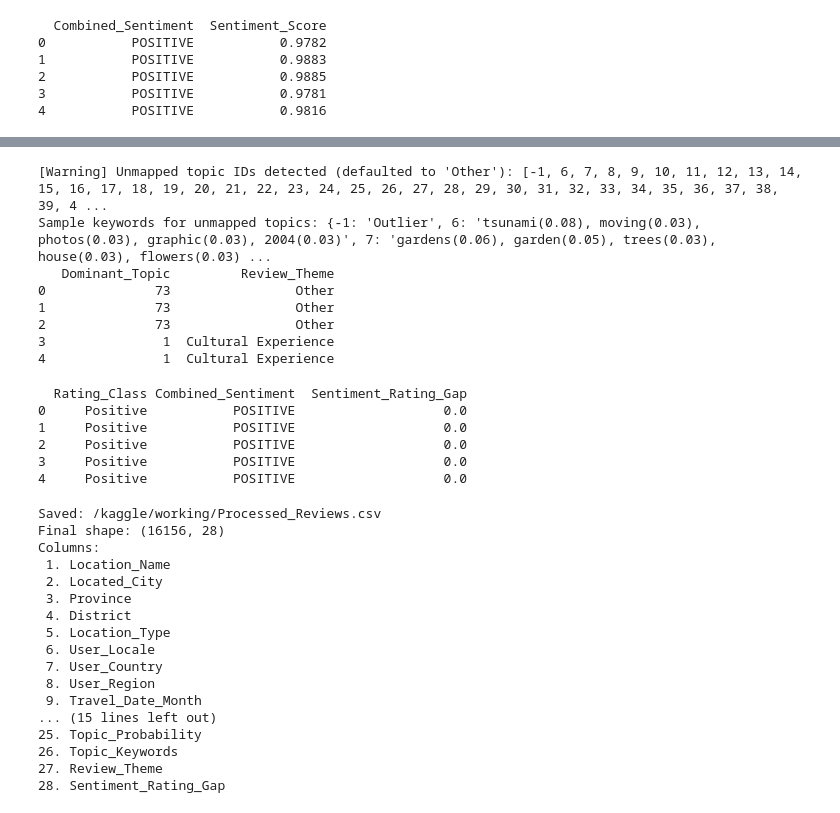
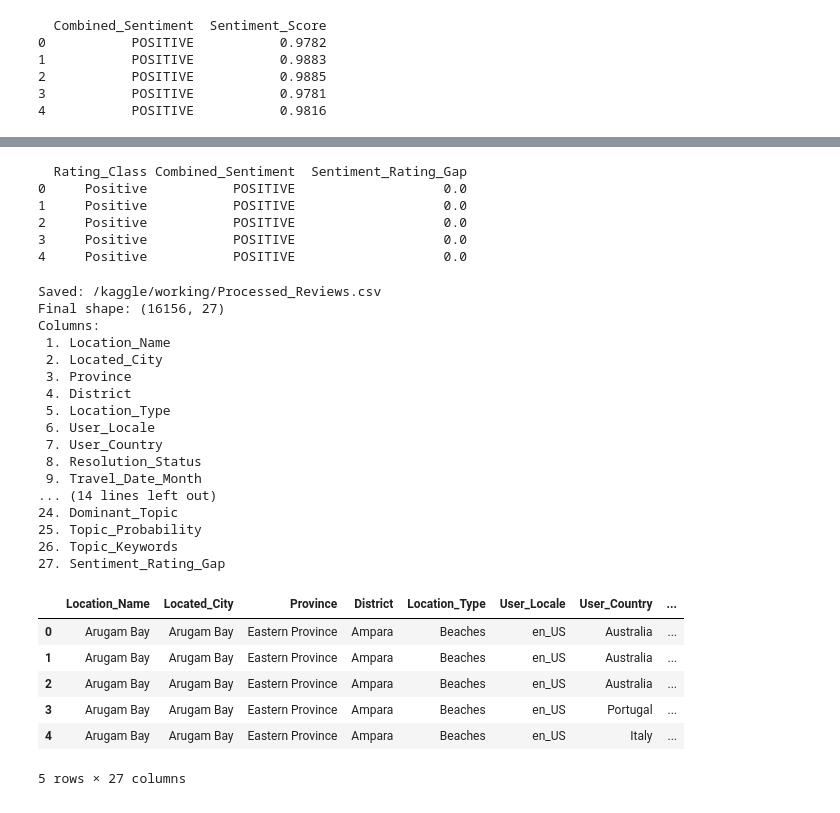
Before and after one commit to Abaiyan-27/Group-J---Research-Paper, a Jupyter notebook: Tourism Analysis 2 - Model Feature Generation.ipynb, the cells around one changed output, grey strips where cells are left out. Cells and saved outputs as stored; diff of their text form; code cells hidden in the pictures.

Commit message:
Kaggle Notebook | Tourism Analysis 2 - Model Feature Generation | Version 1

```diff
--- a/Tourism Analysis 2 - Model Feature Generation.ipynb
+++ b/Tourism Analysis 2 - Model Feature Generation.ipynb
@@ -66,7 +57,7 @@ Using device for embeddings: CUDA | pipelines: GPU
 # --------------------------------------------
 # 1. Load base dataset
 # --------------------------------------------
-INPUT_FILE="/kaggle/input/datasets/anusankrishnathas/processedreviews1/Processed_Reviews.csv"
+INPUT_FILE="/kaggle/input/datasets/ruththra/processed/Processed_Reviews (1).csv"
 df = pd.read_csv(INPUT_FILE)
 print(f"Loaded: {INPUT_FILE}")
 print("Shape:", df.shape)
@@ -75,7 +66,7 @@ print("Columns:", df.columns.tolist())
 required_cols = [
     "Title", "Text", "Rating_Class",
     "Rating", "Location_Name", "Located_City", "Location_Type",
-    "Province", "District", "User_Country", "User_Region",
+    "Province", "District", "User_Country",
     "Travel_Date_Month", "Travel_Date_Year",
     "Published_Date_Month", "Published_Date_Year",
     "User_Contributions", "Helpful_Votes",
@@ -381,34 +379,3 @@ else:
-# %%
-# --------------------------------------------
-# 11. Post-fit theme mapping (inspect then map)
-# --------------------------------------------
-# Inspect topic_info / Topic_Keywords above, then adjust this mapping if IDs shift. BERTopic topic IDs are not stable across reruns.
-topic_theme_map = {
-    0: "Scenery",
-    1: "Cultural Experience",
-    2: "Service Quality",
-    3: "Crowding & Pricing",
-    4: "Food & Hospitality",
-    5: "Wildlife & Nature",
-    # Add/update after reviewing topic_info to keep themes aligned with topics.
-}
-# For any unmapped topic IDs, default to "Other" and log them for review.
-df["Review_Theme"] = assign_themes(df["Dominant_Topic"], topic_theme_map)
-unmapped_topics = sorted(set(df["Dominant_Topic"]) - set(topic_theme_map))
-if unmapped_topics:
-    print("[Warning] Unmapped topic IDs detected (defaulted to 'Other'):", unmapped_topics)
-    sample_keywords = {tid: get_topic_keywords(tid, topic_model, top_n=5) for tid in unmapped_topics}
-    print("Sample keywords for unmapped topics:", sample_keywords)
-print(df[["Dominant_Topic", "Review_Theme"]].head())
-# %% [output]
-[Warning] Unmapped topic IDs detected (defaulted to 'Other'): [-1, 6, 7, 8, 9, 10, 11, 12, 13, 14, 15, 16, 17, 18, 19, 20, 21, 22, 23, 24, 25, 26, 27, 28, 29, 30, 31, 32, 33, 34, 35, 36, 37, 38, 39, 4 ...
-Sample keywords for unmapped topics: {-1: 'Outlier', 6: 'tsunami(0.08), moving(0.03), photos(0.03), graphic(0.03), 2004(0.03)', 7: 'gardens(0.06), garden(0.05), trees(0.03), house(0.03), flowers(0.03) ...
-   Dominant_Topic         Review_Theme
-0              73                Other
-1              73                Other
-2              73                Other
-3               1  Cultural Experience
-4               1  Cultural Experience
 # %%
 # --------------------------------------------
 # 9. Sentiment-rating gap
@@ -451,7 +418,7 @@ for i, col in enumerate(df.columns, start=1):
     print(f"{i:2d}. {col}")
 # %% [output]
 Saved: /kaggle/working/Processed_Reviews.csv
-Final shape: (16156, 28)
+Final shape: (16156, 27)
 Columns:
  1. Location_Name
  2. Located_City
@@ -460,10 +427,20 @@ Columns:
  5. Location_Type
  6. User_Locale
  7. User_Country
- 8. User_Region
+ 8. Resolution_Status
  9. Travel_Date_Month
-... (15 lines left out)
+... (14 lines left out)
+24. Dominant_Topic
 25. Topic_Probability
 26. Topic_Keywords
-27. Review_Theme
-28. Sentiment_Rating_Gap
+27. Sentiment_Rating_Gap
+# %%
+df.head()
+# %% [output]
+|  | Location_Name | Located_City | Province | District | Location_Type | User_Locale | User_Country | ... |
+| 0 | Arugam Bay | Arugam Bay | Eastern Province | Ampara | Beaches | en_US | Australia | ... |
+| 1 | Arugam Bay | Arugam Bay | Eastern Province | Ampara | Beaches | en_US | Australia | ... |
+| 2 | Arugam Bay | Arugam Bay | Eastern Province | Ampara | Beaches | en_US | Australia | ... |
+| 3 | Arugam Bay | Arugam Bay | Eastern Province | Ampara | Beaches | en_US | Portugal | ... |
+| 4 | Arugam Bay | Arugam Bay | Eastern Province | Ampara | Beaches | en_US | Italy | ... |
+5 rows × 27 columns
```
Also changed, not shown: parts of 6 cells of this notebook.
